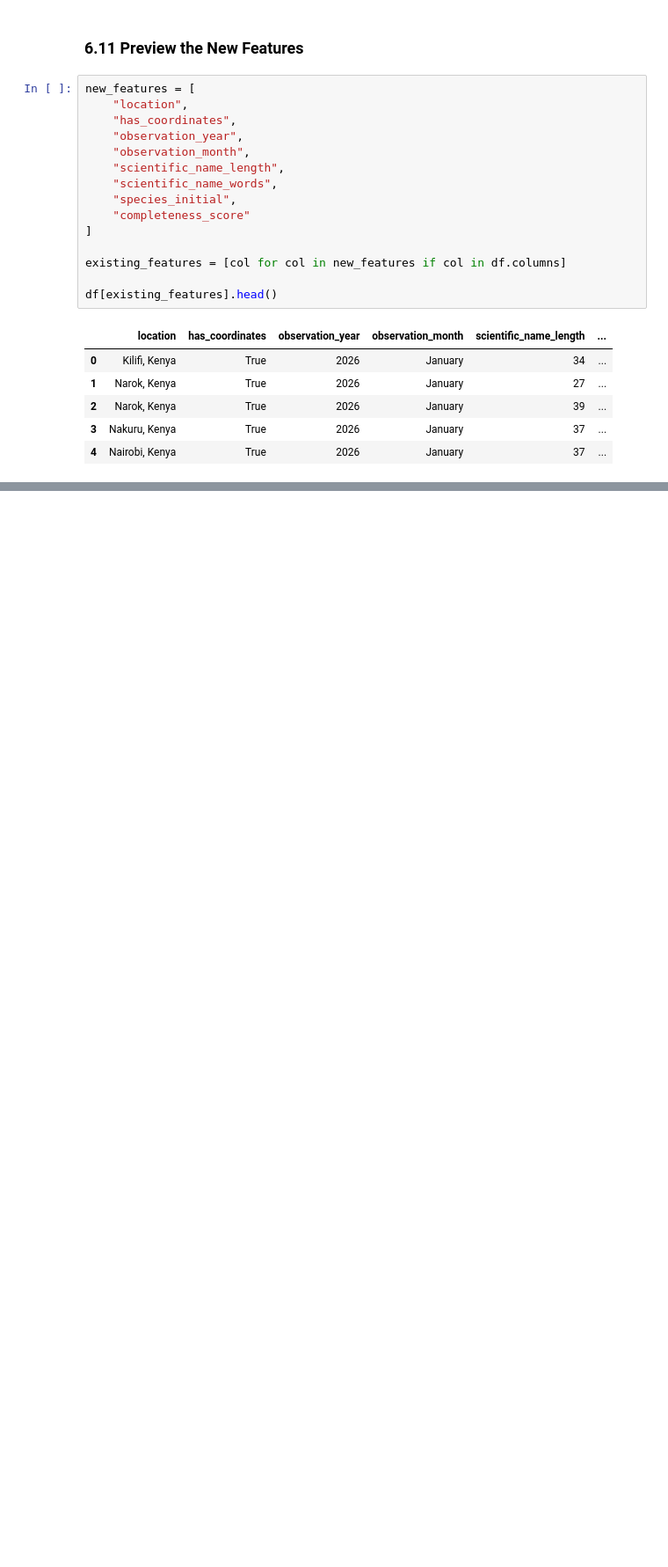
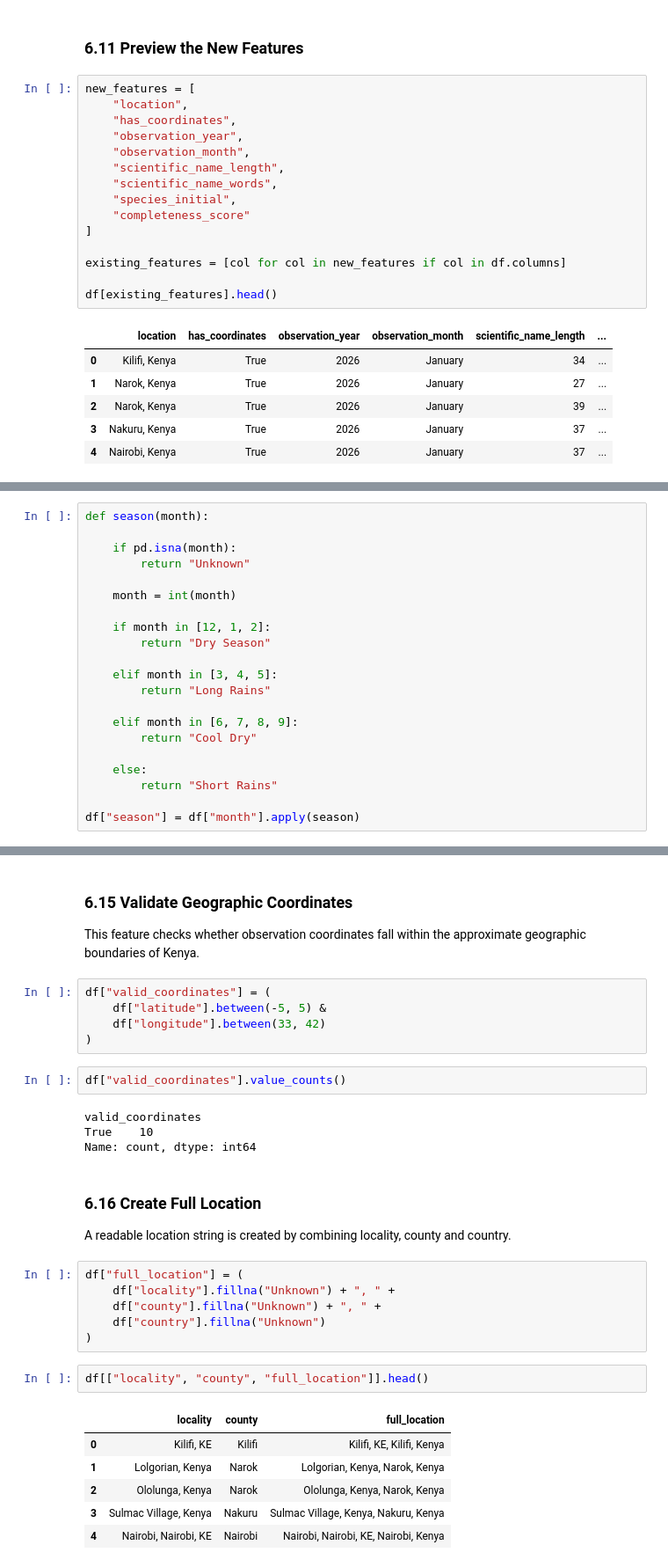
Before and after one commit to Janellesspaceship/Forest-Explorer-Kenya, a Jupyter notebook: notebooks/02_tranform_gbif.ipynb, the cells around one changed output, grey strips where cells are left out. Shown at 88% size. Drawn from its saved outputs; the diff is of its cells as text; blank space fills up the shorter version.

```diff
--- a/notebooks/02_tranform_gbif.ipynb
+++ b/notebooks/02_tranform_gbif.ipynb
@@ -777,0 +826,21 @@ df[existing_features].head()
+# %%
+def season(month):
+
+    if pd.isna(month):
+        return "Unknown"
+
+    month = int(month)
+
+    if month in [12, 1, 2]:
+        return "Dry Season"
+
+    elif month in [3, 4, 5]:
+        return "Long Rains"
+
+    elif month in [6, 7, 8, 9]:
+        return "Cool Dry"
+
+    else:
+        return "Short Rains"
+
+df["season"] = df["month"].apply(season)
@@ -777,0 +856,34 @@ df[existing_features].head()
+# %% [markdown]
+### 6.15 Validate Geographic Coordinates
+
+This feature checks whether observation coordinates fall within the approximate geographic boundaries of Kenya.
+# %%
+df["valid_coordinates"] = (
+    df["latitude"].between(-5, 5) &
+    df["longitude"].between(33, 42)
+)
+# %%
+df["valid_coordinates"].value_counts()
+# %% [output]
+valid_coordinates
+True    10
+Name: count, dtype: int64
+# %% [markdown]
+### 6.16 Create Full Location
+
+A readable location string is created by combining locality, county and country.
+# %%
+df["full_location"] = (
+    df["locality"].fillna("Unknown") + ", " +
+    df["county"].fillna("Unknown") + ", " +
+    df["country"].fillna("Unknown")
+)
+# %%
+df[["locality", "county", "full_location"]].head()
+# %% [output]
+|  | locality | county | full_location |
+| 0 | Kilifi, KE | Kilifi | Kilifi, KE, Kilifi, Kenya |
+| 1 | Lolgorian, Kenya | Narok | Lolgorian, Kenya, Narok, Kenya |
+| 2 | Ololunga, Kenya | Narok | Ololunga, Kenya, Narok, Kenya |
+| 3 | Sulmac Village, Kenya | Nakuru | Sulmac Village, Kenya, Nakuru, Kenya |
+| 4 | Nairobi, Nairobi, KE | Nairobi | Nairobi, Nairobi, KE, Nairobi, Kenya |
```
Also changed, not shown: parts of 27 cells of this notebook, 4 other files.
